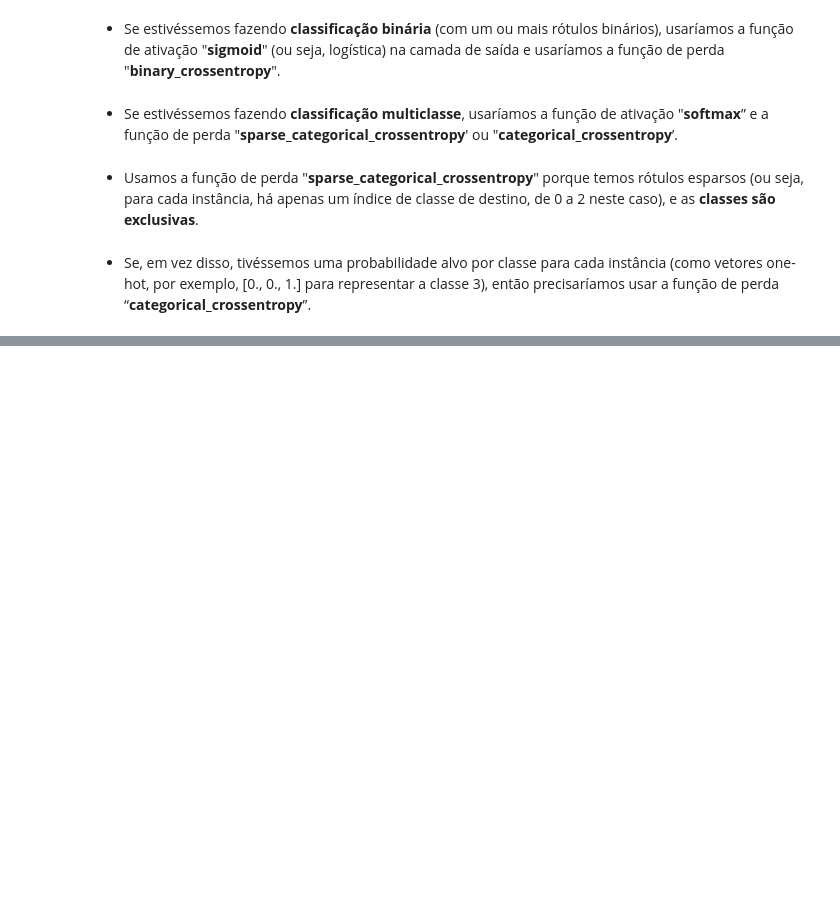
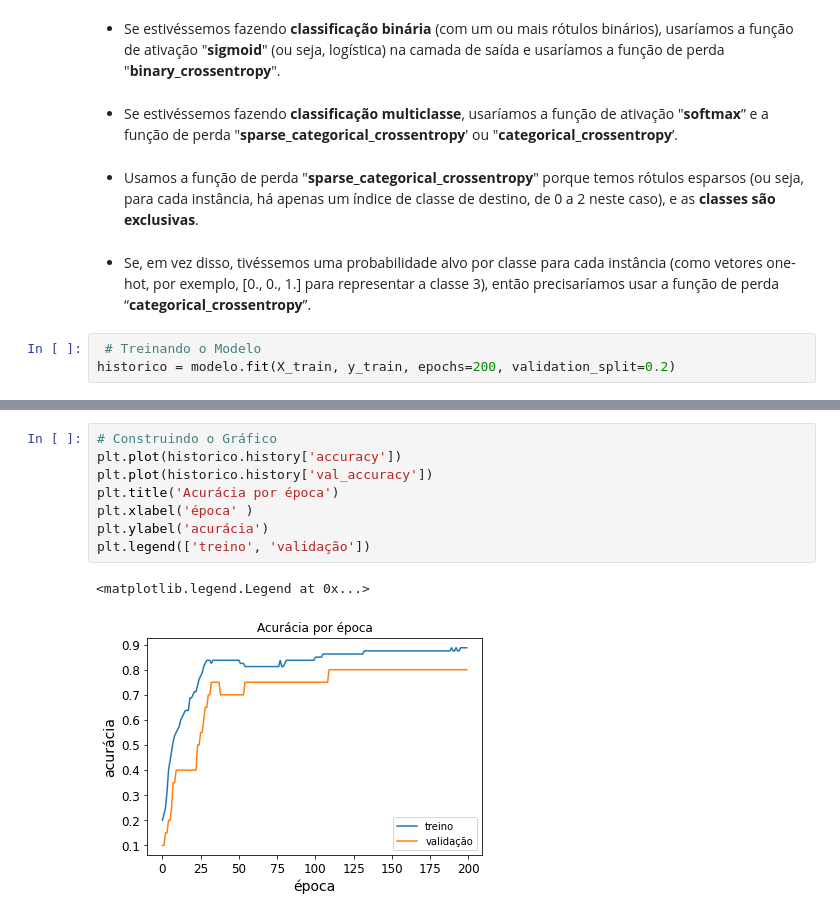
Before and after one commit to dimitrimarinho/Intelig-ncia-Artificial, a Jupyter notebook: Aprendizado de Máquina/Redes Neurais/Cap_10_Maos_a_Obra_AM_Geron_redes_neurais_com_keras_revisado.ipynb, the cells around one changed output, grey strips where cells are left out. Drawn from its saved outputs; the diff is of its cells as text; blank space fills up the shorter version.

Commit message:
Rede Neural em Keras - Treinando o modelo, Construindo o Gráfico e Avaliando o modelo

```diff
--- a/Aprendizado de Máquina/Redes Neurais/Cap_10_Maos_a_Obra_AM_Geron_redes_neurais_com_keras_revisado.ipynb
+++ b/Aprendizado de Máquina/Redes Neurais/Cap_10_Maos_a_Obra_AM_Geron_redes_neurais_com_keras_revisado.ipynb
@@ -361,3 +521,6 @@ modelo.compile(loss='sparse_categorical_crossentropy',
 * Usamos a função de perda "**sparse_categorical_crossentropy**" porque temos rótulos esparsos (ou seja, para cada instância, há apenas um índice de classe de destino, de 0 a 2 neste caso), e as **classes são exclusivas**.
 # %% [markdown]
 * Se, em vez disso, tivéssemos uma probabilidade alvo por classe para cada instância (como vetores one-hot, por exemplo, [0., 0., 1.] para representar a classe 3), então precisaríamos usar a função de perda “**categorical_crossentropy**”.
+# %%
+ # Treinando o Modelo
+historico = modelo.fit(X_train, y_train, epochs=200, validation_split=0.2)
@@ -363,0 +545,11 @@ modelo.compile(loss='sparse_categorical_crossentropy',
+# %%
+# Construindo o Gráfico
+plt.plot(historico.history['accuracy'])
+plt.plot(historico.history['val_accuracy'])
+plt.title('Acurácia por época')
+plt.xlabel('época' )
+plt.ylabel('acurácia')
+plt.legend(['treino', 'validação'])
+# %% [output]
+<matplotlib.legend.Legend at 0x...>
+[figure, added]
```
Also changed, not shown: parts of 34 cells of this notebook.
